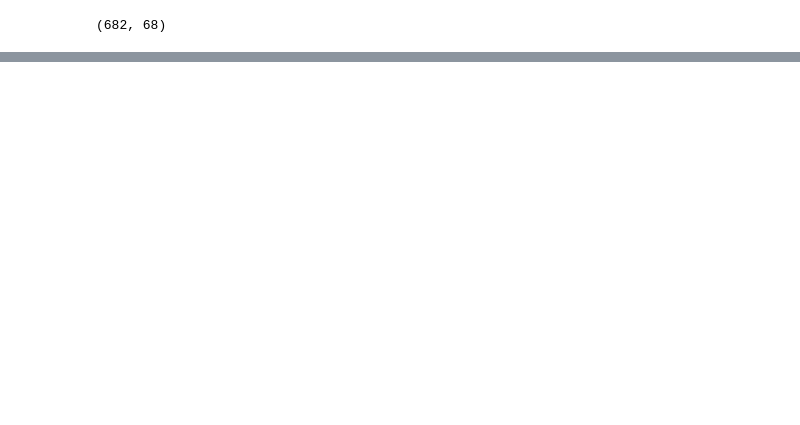
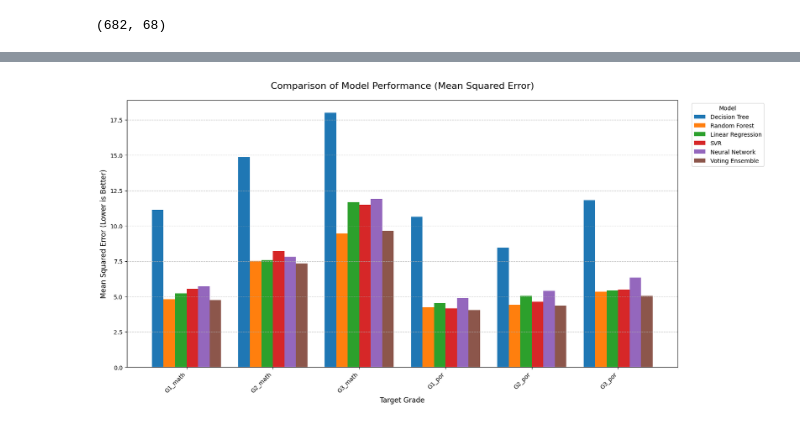
Before and after one commit to RwittikSarker/Machine-Learning-Project-Student_Performance_Predictor, a Jupyter notebook: student_performance_predictor.ipynb, the cells around one changed output, grey strips where cells are left out. Drawn from its saved outputs; the diff is of its cells as text; code cells hidden in the pictures; blank space fills up the shorter version.

Commit message:
Added more models and SHAP and LIME metrics

```diff
--- a/student_performance_predictor.ipynb
+++ b/student_performance_predictor.ipynb
@@ -258,4 +251,4 @@ print(df.shape)
 # %% [output]
 (682, 68)
 # %%
-df = pd.read_csv("student_data_cleaned.csv", index=False)
+#df.to_csv("student_data_cleaned.csv", index=False)
@@ -261,0 +326,18 @@ df = pd.read_csv("student_data_cleaned.csv", index=False)
+# %%
+#Random Forest Regressor for Multi-Output Regression
+multi_output_forest = RandomForestRegressor(n_estimators=100, random_state=42, n_jobs=-1)
+multi_output_forest.fit(X_train_scaled, y_train)
+y_pred = multi_output_forest.predict(X_test_scaled)
+avg_mse = mean_squared_error(y_test, y_pred)
+print(f"Average MSE across all 6 grades: {avg_mse:.4f}")
+
+avg_r2 = r2_score(y_test, y_pred)
+print(f"Average R² Score across all 6 grades: {avg_r2:.4f}")
+
+raw_mse_rf = mean_squared_error(y_test, y_pred, multioutput='raw_values')
+raw_r2_rf = r2_score(y_test, y_pred, multioutput='raw_values')
+print("--- Random Forest Performance (per Grade) ---")
+for i, grade_name in enumerate(y_test.columns):
+    print(f"Target: {grade_name}")
+    print(f"  - MSE: {raw_mse_rf[i]:.4f}")
+    print(f"  - R² Score: {raw_r2_rf[i]:.4f}\n")
@@ -355,0 +526,62 @@ R2: 0.2474687273158418
+# %%
+# Graphical Comparison of Model Performance
+model_scores = {
+    'Decision Tree': {'mse': raw_mse_tree, 'r2': raw_r2_tree},
+    'Random Forest': {'mse': raw_mse_rf, 'r2': raw_r2_rf},
+    'Linear Regression': {'mse': mse_per_task_lr, 'r2': r2_per_task_lr},
+    'SVR': {'mse': raw_mse_svr, 'r2': raw_r2_svr},
+    'Neural Network': {'mse': raw_mse_mlp, 'r2': raw_r2_mlp},
+    'Voting Ensemble': {'mse': raw_mse_manual_voting, 'r2': raw_r2_manual_voting}
+}
+
+model_names = list(model_scores.keys())
+target_names = y_test.columns
+num_models = len(model_names)
+num_targets = len(target_names)
+
+fig, ax1 = plt.subplots(figsize=(18, 8))
+
+bar_width = 0.8 / num_models
+index = np.arange(num_targets)
+
+# Loop through each model and plot its bars
+for i, model_name in enumerate(model_names):
+    position = index + (i - (num_models - 1) / 2) * bar_width
+
+    mse_values = model_scores[model_name]['mse']
+    ax1.bar(position, mse_values, bar_width, label=model_name)
+
+# Add labels, title, and legend
+ax1.set_title('Comparison of Model Performance (Mean Squared Error)', fontsize=16, pad=20)
+ax1.set_ylabel('Mean Squared Error (Lower is Better)', fontsize=12)
+ax1.set_xlabel('Target Grade', fontsize=12)
+ax1.set_xticks(index)
+ax1.set_xticklabels(target_names, rotation=45, ha='right')
+ax1.legend(title='Model', bbox_to_anchor=(1.02, 1), loc='upper left')
+ax1.grid(axis='y', linestyle='--', alpha=0.7)
+fig.tight_layout(rect=[0, 0, 0.9, 1])
+plt.show()
+
+
+fig, ax2 = plt.subplots(figsize=(18, 8))
+
+# Loop through each model again to plot R² scores
+for i, model_name in enumerate(model_names):
+    position = index + (i - (num_models - 1) / 2) * bar_width
+
+    r2_values = model_scores[model_name]['r2']
+    ax2.bar(position, r2_values, bar_width, label=model_name)
+
+ax2.axhline(0, color='black', linewidth=1.2, linestyle='--')
+
+ax2.set_title('Comparison of Model Performance (R² Score)', fontsize=16, pad=20)
+ax2.set_ylabel('R² Score (Higher is Better)', fontsize=12)
+ax2.set_xlabel('Target Grade', fontsize=12)
+ax2.set_xticks(index)
+ax2.set_xticklabels(target_names, rotation=45, ha='right')
+ax2.legend(title='Model', bbox_to_anchor=(1.02, 1), loc='upper left')
+ax2.grid(axis='y', linestyle='--', alpha=0.7)
+fig.tight_layout(rect=[0, 0, 0.9, 1])
+plt.show()
+# %% [output]
+[figure, added]
```
Also changed, not shown: parts of 19 cells of this notebook.
